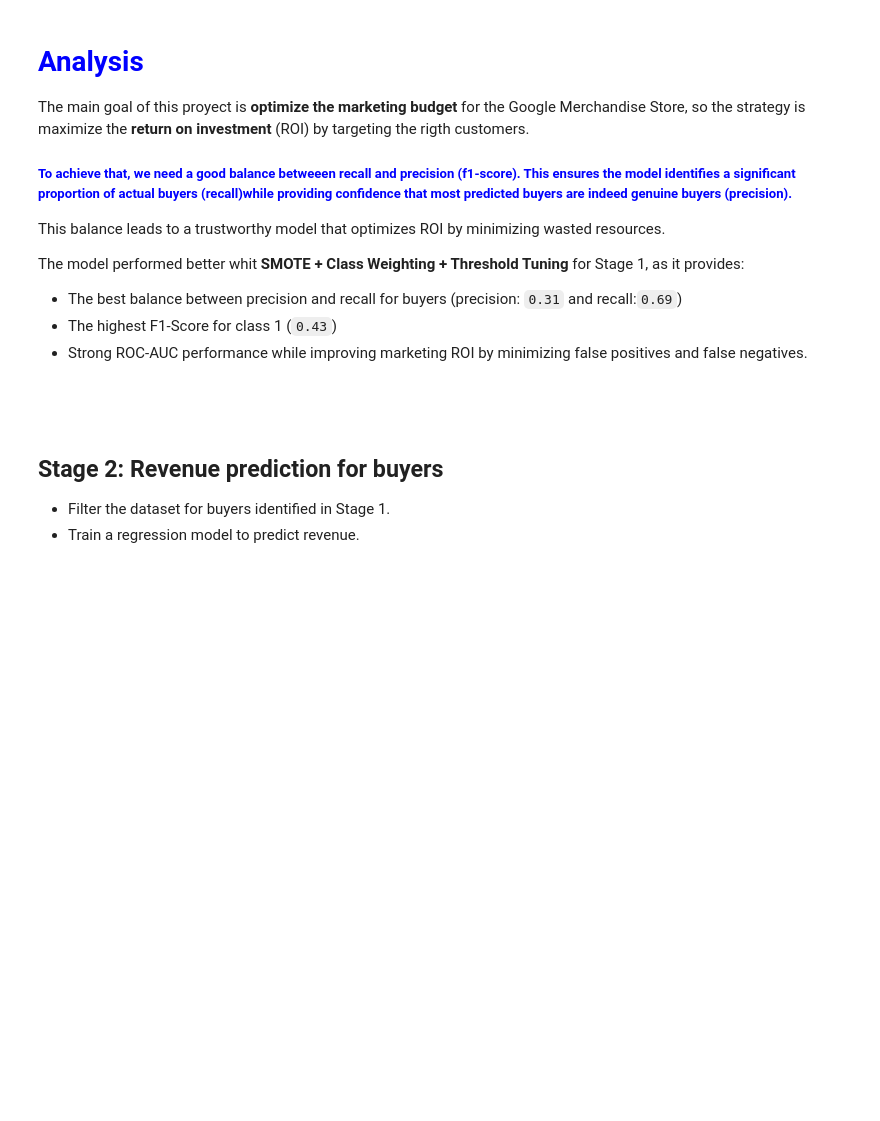
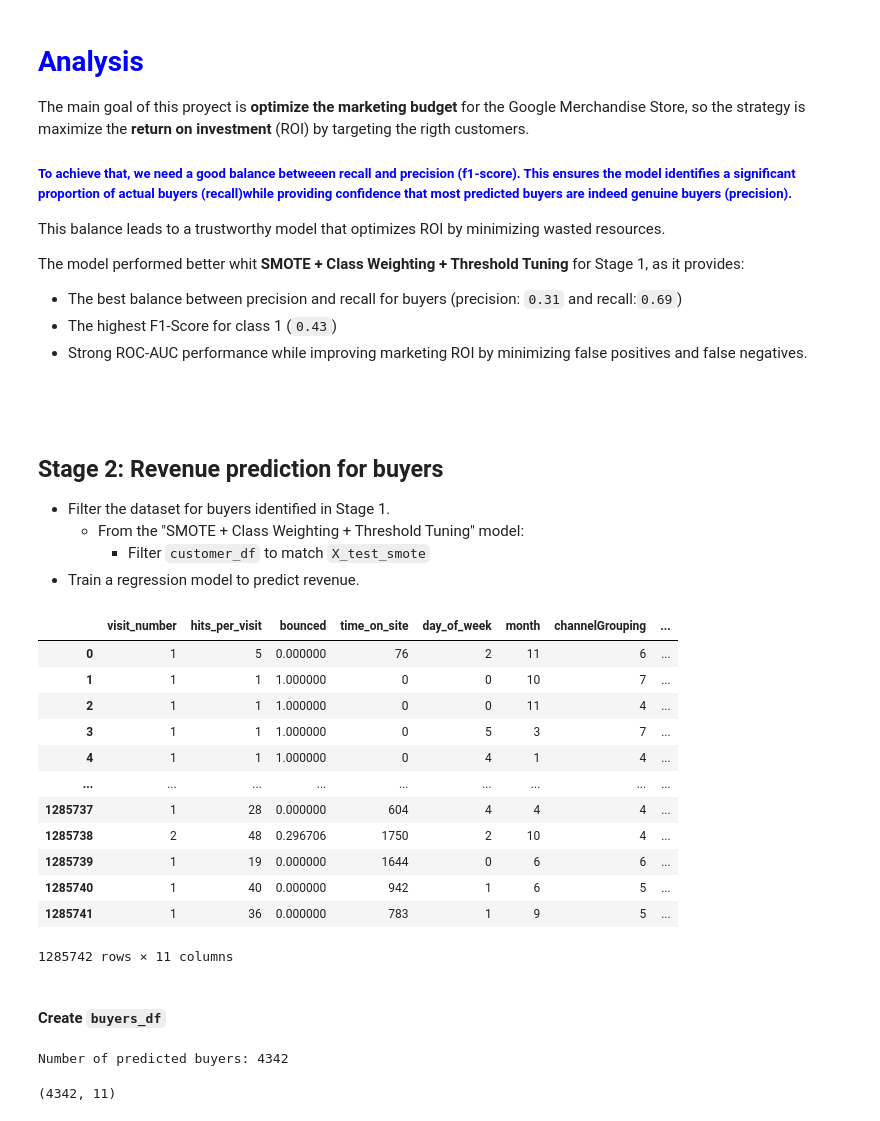
Before and after one commit to PaolaGaray/GA-CustomerRevenuePrediction, a Jupyter notebook: notebooks/predictive_modeling.ipynb, the cells around one changed output. Saved outputs shown, nothing was run; the diff lists cells and outputs as text; code cells hidden in the pictures; blank space fills up the shorter version.

```diff
--- a/notebooks/predictive_modeling.ipynb
+++ b/notebooks/predictive_modeling.ipynb
@@ -165,0 +205,14 @@ Name: count, dtype: int64
+# %%
+# Initialize a new visitor_id column for X_train_smote
+X_train_smote['fullVisitorId'] = None
+
+# Real rows: Add original visitor IDs
+X_train_smote.loc[:len(X_train_original_with_id)-1, 'fullVisitorId'] = X_train_original_with_id['fullVisitorId'].values
+
+# Synthetic rows: Add fake visitor IDs
+num_synthetic_rows = len(X_train_smote) - len(X_train_original_with_id)
+fake_visitor_ids = [f'fake_visitor_{i}' for i in range(num_synthetic_rows)]
+X_train_smote.loc[len(X_train_original_with_id):, 'fullVisitorId'] = fake_visitor_ids
+
+# Verify the updated dataset
+display(X_train_smote.tail())
@@ -165,0 +234,7 @@ Name: count, dtype: int64
+# %%
+# Create a separate copy of X_train_smote without fullVisitorId for training
+X_train_smote_features = X_train_smote.drop(columns=['fullVisitorId'])
+
+# Verify the shape and contents
+print(X_train_smote_features.shape)
+display(X_train_smote_features.head())
@@ -166,7 +251,10 @@ Name: count, dtype: int64
 # %%
-# Train a Random Forest classifier with oversampled dataset
+from sklearn.ensemble import RandomForestClassifier
+from sklearn.metrics import classification_report, roc_auc_score
+
+# Train a Random Forest classifier with the oversampled dataset
 rf_model = RandomForestClassifier(random_state=42, n_estimators=100)
-rf_model.fit(X_train_smote, y_train_smote)
+rf_model.fit(X_train_smote_features, y_train_smote)
 # %% [output]
 RandomForestClassifier(random_state=42)
 # %%
@@ -204,8 +292,13 @@ ROC-AUC Score: 0.9792
 #### Experiment with Class Weights
 Combine SMOTE with class weighting to help the model pay even more attention to buyers (class 1) during training.
 # %%
-rf_model = RandomForestClassifier(class_weight={0: 1, 1: 5}, random_state=42)
-rf_model.fit(X_train_smote, y_train_smote)
+# Train a Random Forest classifier with class weighting and oversampled dataset
+rf_model = RandomForestClassifier(
+    random_state=42,
+    n_estimators=100,
+    class_weight={0: 1, 1: 5}  # Adjust the weight for buyers (class 1)
+)
+rf_model.fit(X_train_smote_features, y_train_smote)
 # %% [output]
 RandomForestClassifier(class_weight={0: 1, 1: 5}, random_state=42)
 # %% [markdown]
@@ -456,4 +552,24 @@ The model performed better whit **SMOTE + Class Weighting + Threshold Tuning** f
 ## Stage 2: Revenue prediction for buyers
 
 - Filter the dataset for buyers identified in Stage 1.
+    - From the "SMOTE + Class Weighting + Threshold Tuning" model:
+        -   Filter `customer_df` to match `X_test_smote`
 - Train a regression model to predict revenue.
+# %%
+display(X_train_smote)
+# %% [output]
+|  | visit_number | hits_per_visit | bounced | time_on_site | day_of_week | month | channelGrouping | ... |
+| 0 | 1 | 5 | 0.000000 | 76 | 2 | 11 | 6 | ... |
+| 1 | 1 | 1 | 1.000000 | 0 | 0 | 10 | 7 | ... |
+| 2 | 1 | 1 | 1.000000 | 0 | 0 | 11 | 4 | ... |
+| 3 | 1 | 1 | 1.000000 | 0 | 5 | 3 | 7 | ... |
+| 4 | 1 | 1 | 1.000000 | 0 | 4 | 1 | 4 | ... |
+| ... | ... | ... | ... | ... | ... | ... | ... | ... |
+| 1285737 | 1 | 28 | 0.000000 | 604 | 4 | 4 | 4 | ... |
+| 1285738 | 2 | 48 | 0.296706 | 1750 | 2 | 10 | 4 | ... |
+| 1285739 | 1 | 19 | 0.000000 | 1644 | 0 | 6 | 6 | ... |
+| 1285740 | 1 | 40 | 0.000000 | 942 | 1 | 6 | 5 | ... |
+| 1285741 | 1 | 36 | 0.000000 | 783 | 1 | 9 | 5 | ... |
+1285742 rows × 11 columns
+# %% [markdown]
+####  Create `buyers_df`
@@ -459,0 +593,13 @@ The model performed better whit **SMOTE + Class Weighting + Threshold Tuning** f
+# %%
+# Create buyers_df using y_pred_adjusted
+# Python applies this mask to X_test row by row, keeping only the rows where the mask is True (i.e., where y_pred_adjusted == 1).
+buyers_df = X_test[y_pred_adjusted == 1].copy() # The filtering is entirely index-based: alignment by index between X_test and y_pred_adjusted
+
+# Check the number of predicted buyers
+print(f"Number of predicted buyers: {buyers_df.shape[0]}")
+# %% [output]
+Number of predicted buyers: 4342
+# %%
+buyers_df.shape
+# %% [output]
+(4342, 11)
```
Also changed, not shown: parts of 17 cells of this notebook.
